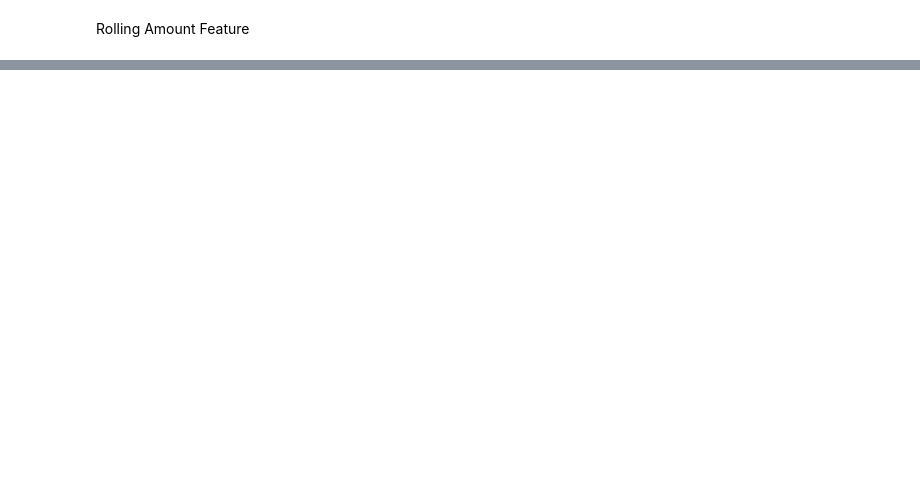
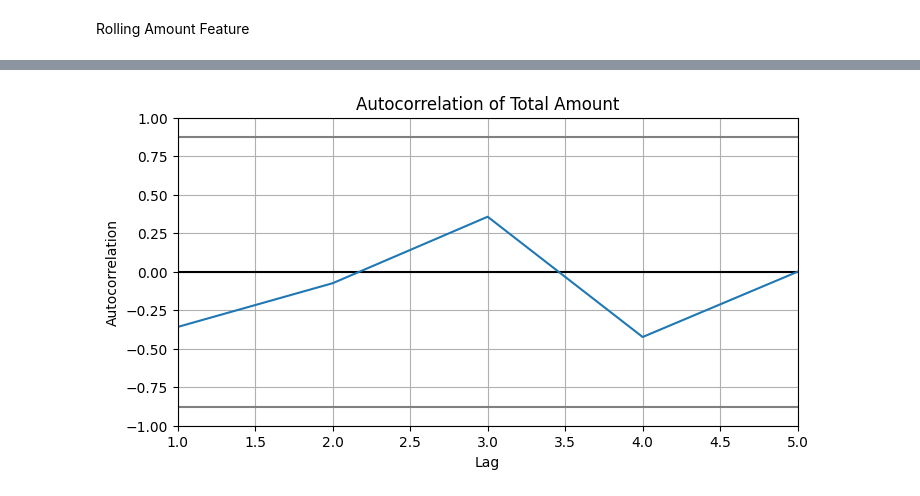
Before and after one commit to johnkristanf/expensepro-forecasting, a Jupyter notebook: notebooks/eda.ipynb, the cells around one changed output, grey strips where cells are left out. Saved outputs shown, nothing was run; the diff lists cells and outputs as text; code cells hidden in the pictures; blank space fills up the shorter version.

Commit message:
feat: add more feature plot graphs

```diff
--- a/notebooks/eda.ipynb
+++ b/notebooks/eda.ipynb
@@ -175,16 +175,5 @@ monthly = df.groupby("year_month").agg(
     holiday_days=("holiday", "sum"),
 )
 
-monthly["lag_1m"] = monthly["total_amount"].shift(1).fillna(0)
-monthly["lag_2m"] = monthly["total_amount"].shift(2).fillna(0)
-monthly["lag_3m"] = monthly["total_amount"].shift(3).fillna(0)
-
-plt.rcParams["figure.figsize"] = (8, 4)
-
-plt.plot(monthly.index.astype(str), monthly["total_amount"], marker="o")
-plt.title("Total Amount Over Time")
-plt.xlabel("Month")
-plt.ylabel("Total Amount")
-plt.grid(True)
-plt.show()
+monthly
 # %% [output]
@@ -191,0 +203,5 @@ plt.show()
+# %%
+monthly["lag_1m"] = monthly["total_amount"].shift(1)
+monthly = monthly.dropna()
+
+monthly
@@ -191,0 +223,6 @@ plt.show()
+# %%
+autocorrelation_plot(monthly["total_amount"])
+plt.title("Autocorrelation of Total Amount")
+plt.show()
+# %% [output]
+[figure, added]
```
Also changed, not shown: parts of 13 cells of this notebook.
